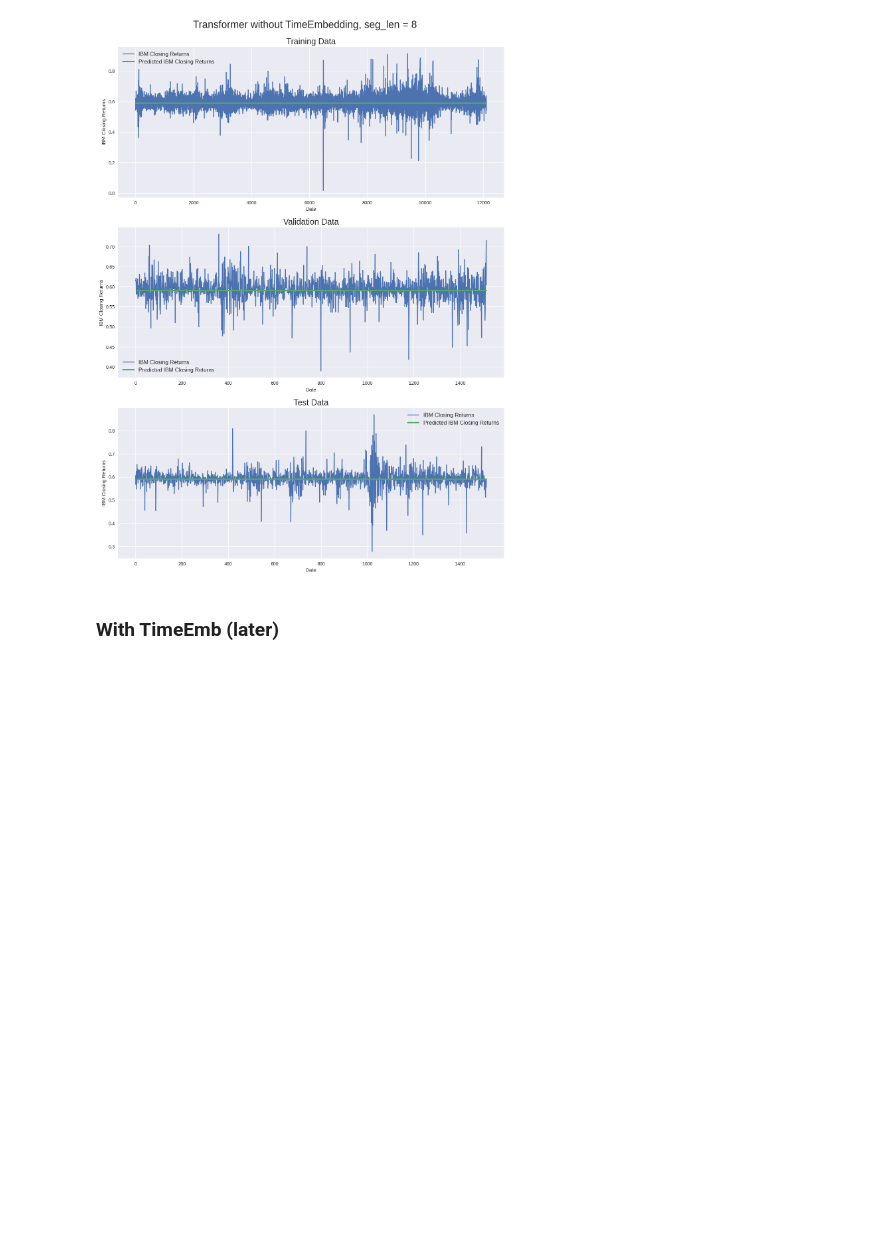
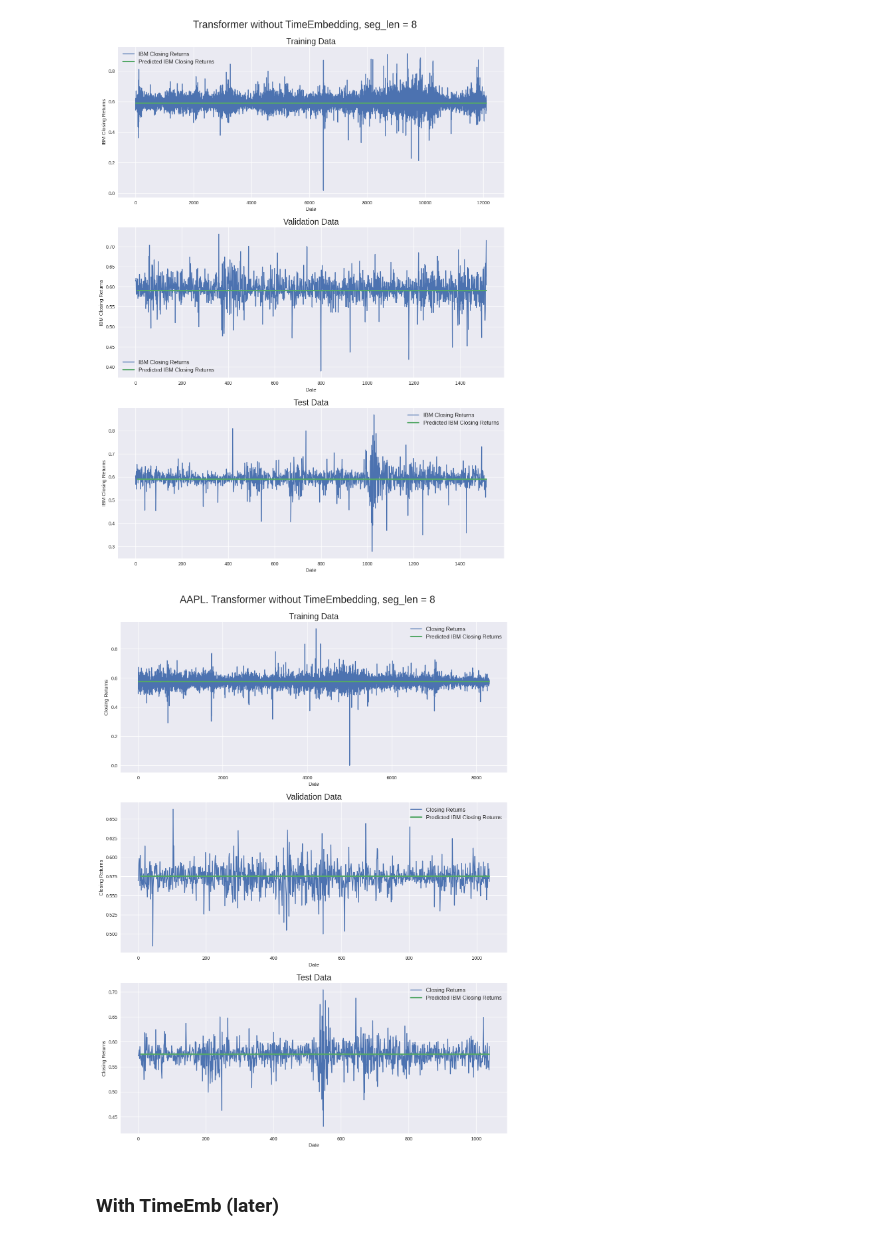
Before and after one commit to annalimm/MultiTimeSeries_Transformer, a Jupyter notebook: MultiTimeSer.ipynb, the cells around one changed output. Saved outputs shown, nothing was run; the diff lists cells and outputs as text; code cells hidden in the pictures; blank space fills up the shorter version.

```diff
--- a/MultiTimeSer.ipynb
+++ b/MultiTimeSer.ipynb
@@ -474,29 +480,29 @@ def pred_plot(name_str, train_pred, val_pred, test_pred):
 
   #Plot training data results
   ax11 = fig.add_subplot(311)
-  ax11.plot(df_train.values[:, 3], label='IBM Closing Returns') # original data
+  ax11.plot(df_train.values[:, 3], label='Closing Returns') # original data
   ax11.plot(np.arange(seq_len, train_pred.shape[0]+seq_len), train_pred, linewidth=3, label='Predicted IBM Closing Returns')
   ax11.set_title("Training Data", fontsize=18)
   ax11.set_xlabel('Date')
-  ax11.set_ylabel('IBM Closing Returns')
+  ax11.set_ylabel('Closing Returns')
   ax11.legend(loc="best", fontsize=12)
 
   #Plot validation data results
   ax21 = fig.add_subplot(312)
-  ax21.plot(df_val.values[:, 3], label='IBM Closing Returns')
+  ax21.plot(df_val.values[:, 3], label='Closing Returns')
   ax21.plot(np.arange(seq_len, val_pred.shape[0]+seq_len), val_pred, linewidth=3, label='Predicted IBM Closing Returns')
   ax21.set_title("Validation Data", fontsize=18)
   ax21.set_xlabel('Date')
-  ax21.set_ylabel('IBM Closing Returns')
+  ax21.set_ylabel('Closing Returns')
   ax21.legend(loc="best", fontsize=12)
 
   #Plot test data results
   ax31 = fig.add_subplot(313)
-  ax31.plot(df_test.values[:, 3], label='IBM Closing Returns')
+  ax31.plot(df_test.values[:, 3], label='Closing Returns')
   ax31.plot(np.arange(seq_len, test_pred.shape[0]+seq_len), test_pred, linewidth=3, label='Predicted IBM Closing Returns')
   ax31.set_title("Test Data", fontsize=18)
   ax31.set_xlabel('Date')
-  ax31.set_ylabel('IBM Closing Returns')
+  ax31.set_ylabel('Closing Returns')
   ax31.legend(loc="best", fontsize=12)
 # %% [markdown]
 ### Hyperparametrs
@@ -533,0 +541,17 @@ def create_model_noTimEmb():
+# %%
+path_model_300 = '/content/drive/My Drive/Colab Notebooks/MultiTimeSeries/Transf_300+noTimeEmb.hdf5'
+# %%
+model_300 = create_model_noTimEmb()
+model_300.save(path_model_300)
+
+callback = tf.keras.callbacks.ModelCheckpoint(path_model_300,
+                                              monitor='val_loss',
+                                              save_best_only=True,
+                                              save_weights_only=False,  # Save the entire model (including architecture)
+                                              verbose=1)
+
+model_300.fit(X_train, y_train,
+          batch_size=batch_size,
+          epochs = 4,
+          callbacks=callback,
+          validation_data=(X_val, y_val))
@@ -636,6 +680,10 @@ test_pred_mod8 = loaded_model_8.predict(X_test)
 pred_plot("Transformer without TimeEmbedding, seg_len = 8", train_pred_mod8, val_pred_mod8, test_pred_mod8)
 # %% [output]
 [figure]
+# %%
+pred_plot("AAPL. Transformer without TimeEmbedding, seg_len = 8", train_pred_mod8, val_pred_mod8, test_pred_mod8)
+# %% [output]
+[figure, added]
 # %% [markdown]
 ### With TimeEmb (later)
 # %% [markdown]
```
Also changed, not shown: parts of 31 cells of this notebook.
